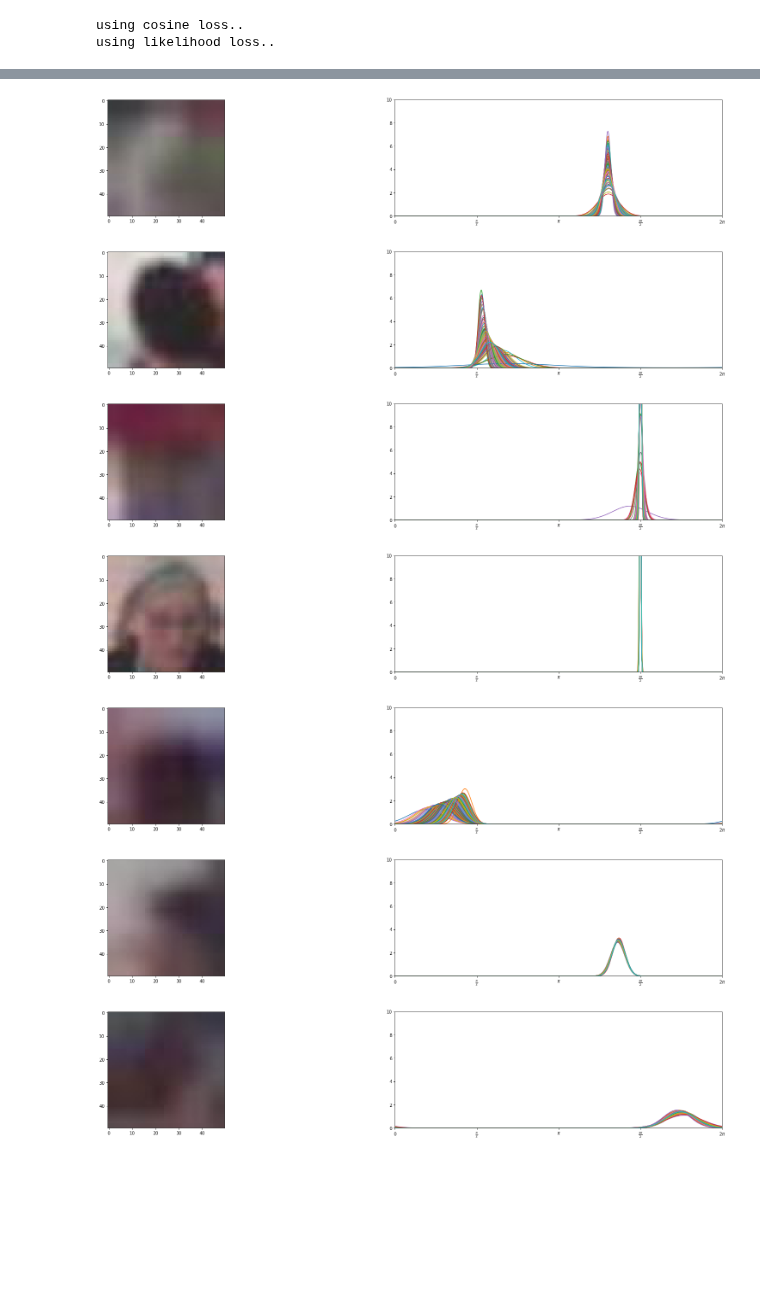
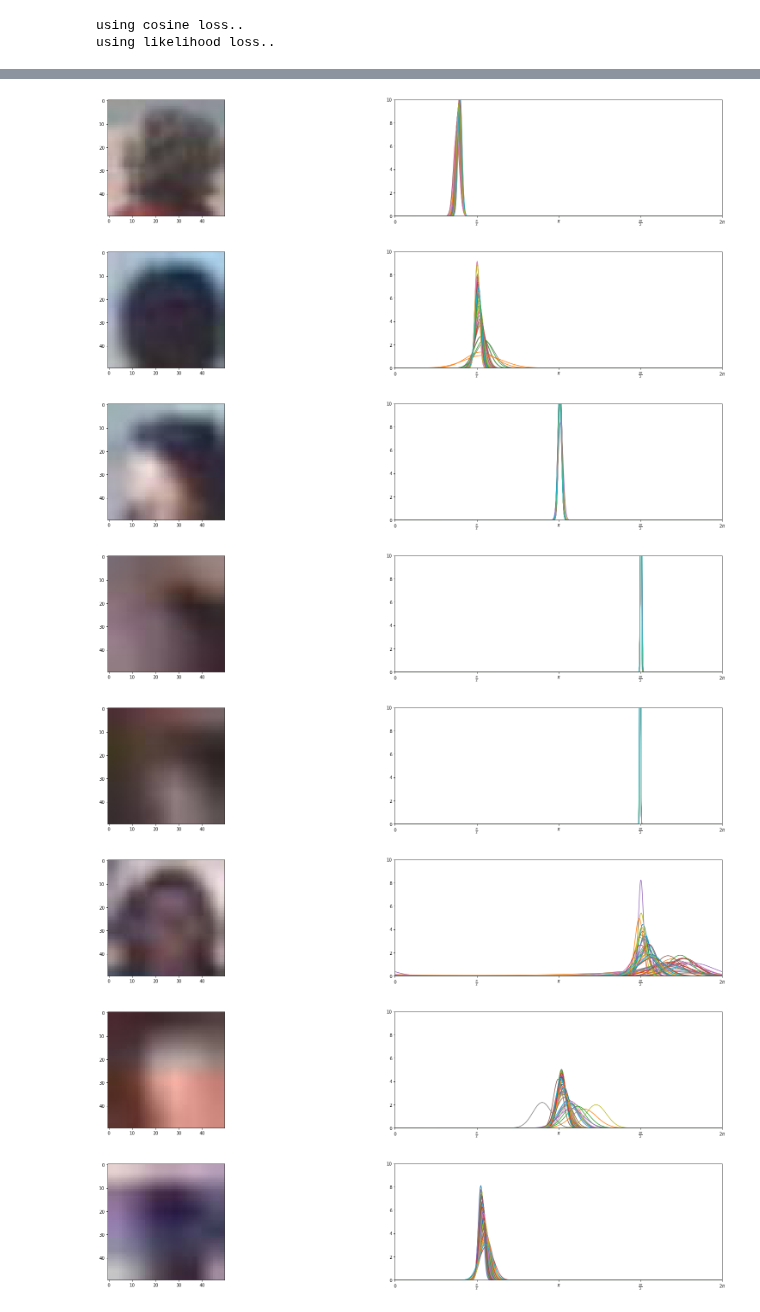
Before and after one commit to sergeyprokudin/BiternionNet, a Jupyter notebook: InferenceDemo.ipynb, the cells around one changed output, grey strips where cells are left out. Saved outputs shown, nothing was run; the diff lists cells and outputs as text; code cells hidden in the pictures; blank space fills up the shorter version.

```diff
--- a/InferenceDemo.ipynb
+++ b/InferenceDemo.ipynb
@@ -230,7 +226,7 @@ for fix, fid in enumerate(frames):
 ... (38 outputs left out)
 # %%
-n_samples = 100
-n_frames = 10
+n_samples = 50
+n_frames = 20
 demo_frames = np.random.randint(0, len(xte), n_frames)
 x_demo = xte[demo_frames]
 
@@ -249,7 +245,8 @@ for fid in range(0, n_frames):
-[figure, old version]
+[figure, new version]
-[figure, old version]
+[figure, new version]
-[figure, old version]
+[figure, new version]
-[figure, old version]
+[figure, new version]
-[figure, old version]
+[figure, new version]
-[figure, old version]
+[figure, new version]
-[figure, old version]
+[figure, new version]
+[figure, added]
```
Also changed, not shown: parts of 14 cells of this notebook, 2 other files.
